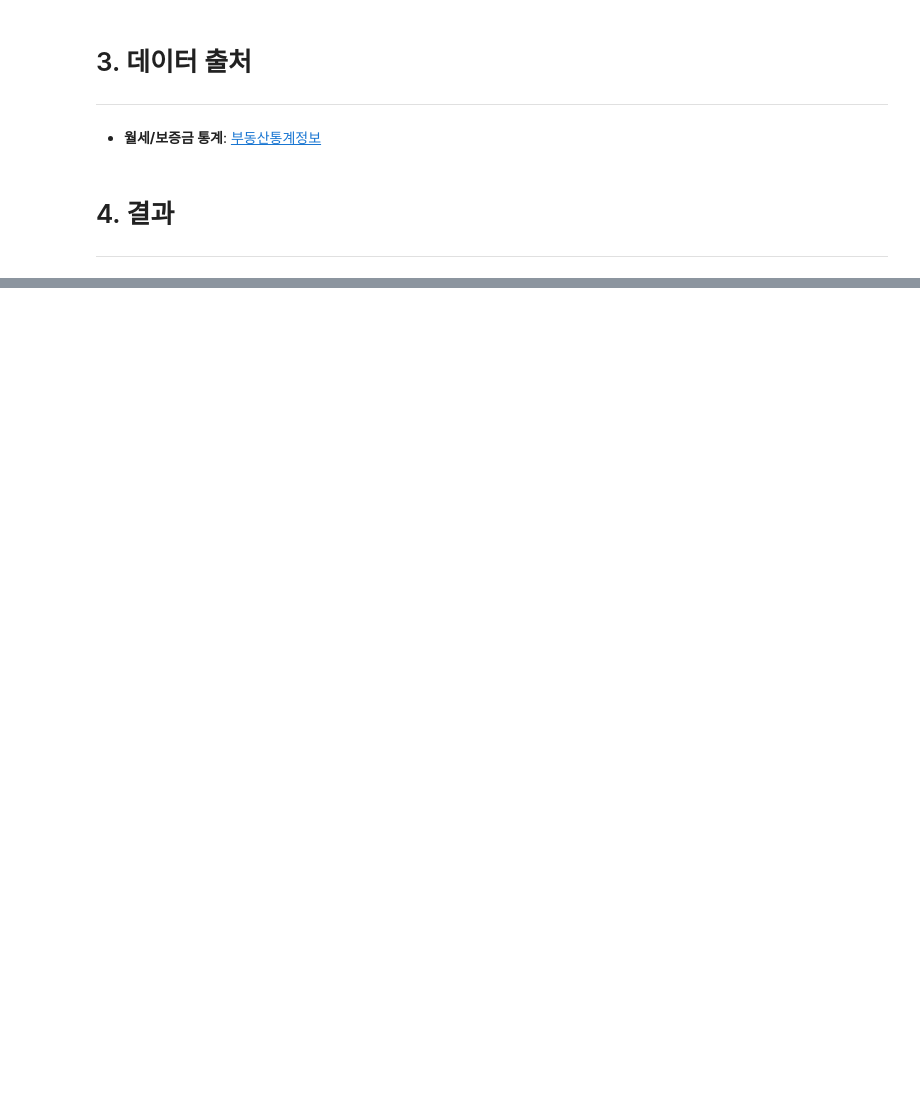
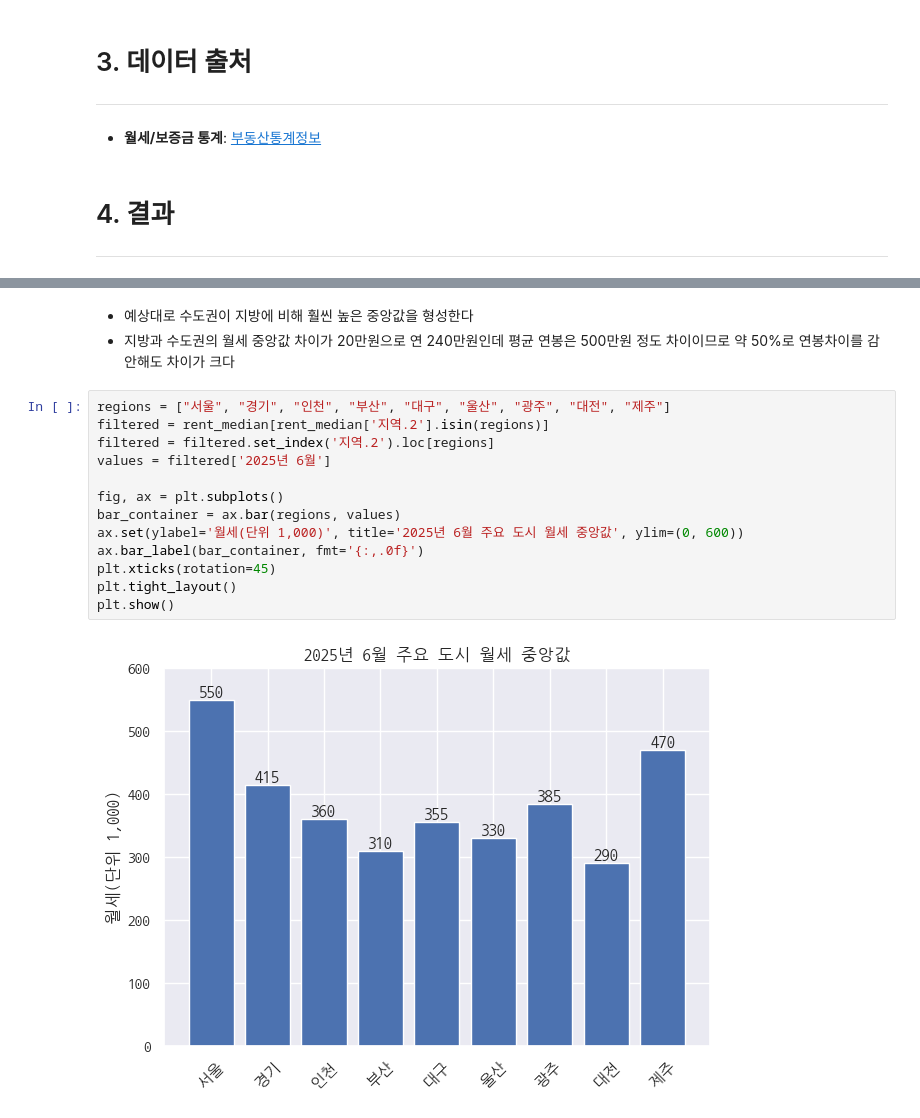
Before and after one commit to 8804who/MonthlyData, a Jupyter notebook: 7월/code.ipynb, the cells around one changed output, grey strips where cells are left out. Saved outputs shown, nothing was run; the diff lists cells and outputs as text; blank space fills up the shorter version.

```diff
--- a/7월/code.ipynb
+++ b/7월/code.ipynb
@@ -44,0 +58,18 @@ rent_median[rent_median['지역.2'].isin(["전국", "수도권", "지방권", "
+# %% [markdown]
+- 예상대로 수도권이 지방에 비해 훨씬 높은 중앙값을 형성한다
+- 지방과 수도권의 월세 중앙값 차이가 20만원으로 연 240만원인데 평균 연봉은 500만원 정도 차이이므로 약 50%로 연봉차이를 감안해도 차이가 크다
+# %%
+regions = ["서울", "경기", "인천", "부산", "대구", "울산", "광주", "대전", "제주"]
+filtered = rent_median[rent_median['지역.2'].isin(regions)]
+filtered = filtered.set_index('지역.2').loc[regions]
+values = filtered['2025년 6월']
+
+fig, ax = plt.subplots()
+bar_container = ax.bar(regions, values)
+ax.set(ylabel='월세(단위 1,000)', title='2025년 6월 주요 도시 월세 중앙값', ylim=(0, 600))
+ax.bar_label(bar_container, fmt='{:,.0f}')
+plt.xticks(rotation=45)
+plt.tight_layout()
+plt.show()
+# %% [output]
+[figure, added]
```
Also changed, not shown: parts of 25 cells of this notebook, 2 other files.
